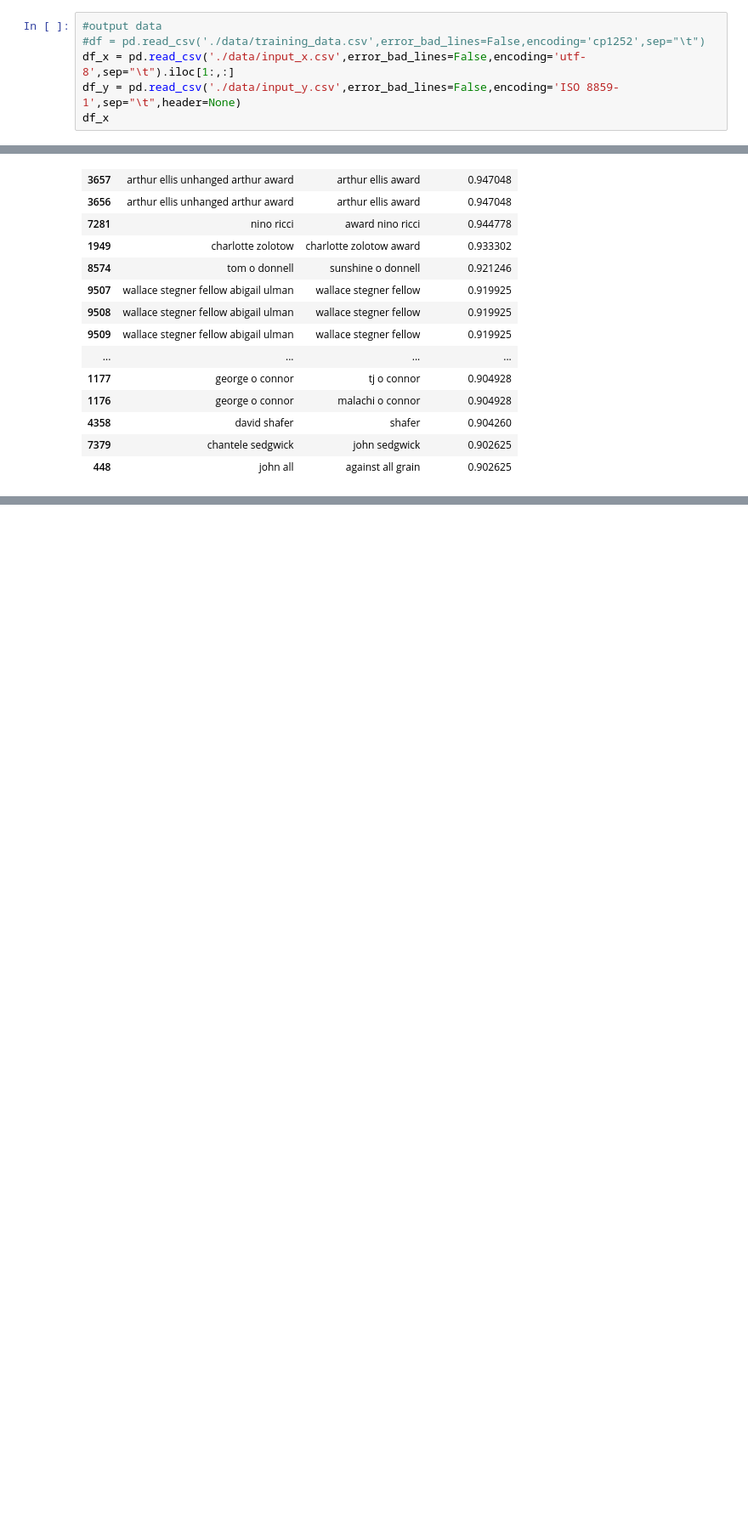
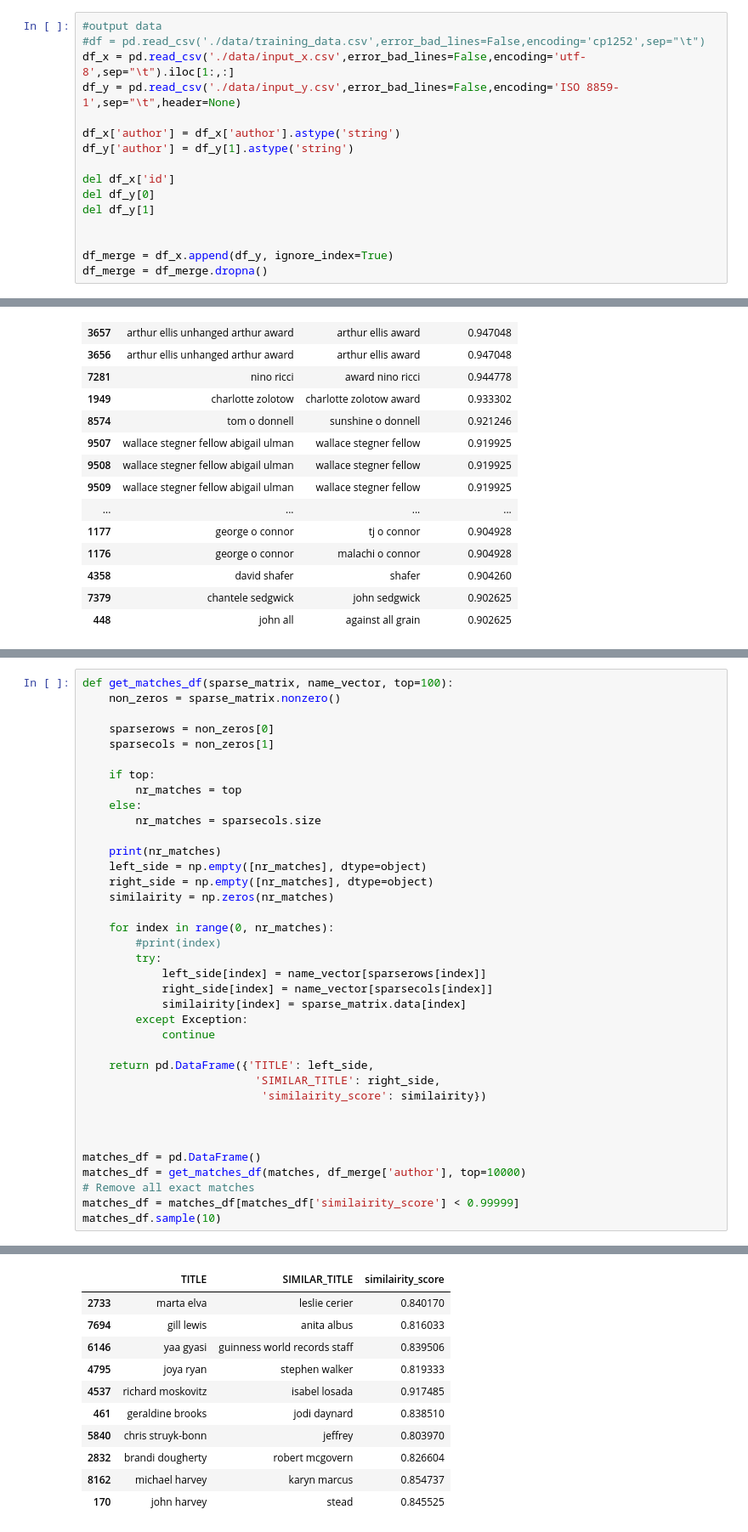
Before and after one commit to GuillaumePv/Fuzzymatch, a Jupyter notebook: fuzzymatching_gp.ipynb, the cells around one changed output, grey strips where cells are left out. Shown: that part at 85% size. Drawn from its saved outputs; the diff is of its cells as text; blank space fills up the shorter version.

```diff
--- a/fuzzymatching_gp.ipynb
+++ b/fuzzymatching_gp.ipynb
@@ -86,4 +88,14 @@ Successfully installed ftfy-6.0.3
 #df = pd.read_csv('./data/training_data.csv',error_bad_lines=False,encoding='cp1252',sep="\t")
 df_x = pd.read_csv('./data/input_x.csv',error_bad_lines=False,encoding='utf-8',sep="\t").iloc[1:,:]
 df_y = pd.read_csv('./data/input_y.csv',error_bad_lines=False,encoding='ISO 8859-1',sep="\t",header=None)
-df_x
+
+df_x['author'] = df_x['author'].astype('string')
+df_y['author'] = df_y[1].astype('string')
+
+del df_x['id']
+del df_y[0]
+del df_y[1]
+
+
+df_merge = df_x.append(df_y, ignore_index=True)
+df_merge = df_merge.dropna()
@@ -546,0 +663,38 @@ matches_df.sort_values(["similairity_score"], ascending=False).head(20)
+# %%
+def get_matches_df(sparse_matrix, name_vector, top=100):
+    non_zeros = sparse_matrix.nonzero()
+
+    sparserows = non_zeros[0]
+    sparsecols = non_zeros[1]
+
+    if top:
+        nr_matches = top
+    else:
+        nr_matches = sparsecols.size
+
+    print(nr_matches)
+    left_side = np.empty([nr_matches], dtype=object)
+    right_side = np.empty([nr_matches], dtype=object)
+    similairity = np.zeros(nr_matches)
+
+    for index in range(0, nr_matches):
+        #print(index)
+        try:
+            left_side[index] = name_vector[sparserows[index]]
+            right_side[index] = name_vector[sparsecols[index]]
+            similairity[index] = sparse_matrix.data[index]
+        except Exception:
+            continue
+
+    return pd.DataFrame({'TITLE': left_side,
+                          'SIMILAR_TITLE': right_side,
+                           'similairity_score': similairity})
+
+
+
+matches_df = pd.DataFrame()
+matches_df = get_matches_df(matches, df_merge['author'], top=10000)
+# Remove all exact matches
+matches_df = matches_df[matches_df['similairity_score'] < 0.99999]
+matches_df.sample(10)
+# %% [output]
@@ -546,0 +702,11 @@ matches_df.sort_values(["similairity_score"], ascending=False).head(20)
+|  | TITLE | SIMILAR_TITLE | similairity_score |
+| 2733 | marta elva | leslie cerier | 0.840170 |
+| 7694 | gill lewis | anita albus | 0.816033 |
+| 6146 | yaa gyasi | guinness world records staff | 0.839506 |
+| 4795 | joya ryan | stephen walker | 0.819333 |
+| 4537 | richard moskovitz | isabel losada | 0.917485 |
+| 461 | geraldine brooks | jodi daynard | 0.838510 |
+| 5840 | chris struyk-bonn | jeffrey | 0.803970 |
+| 2832 | brandi dougherty | robert mcgovern | 0.826604 |
+| 8162 | michael harvey | karyn marcus | 0.854737 |
+| 170 | john harvey | stead | 0.845525 |
```
Also changed, not shown: parts of 16 cells of this notebook, 3 other files.
